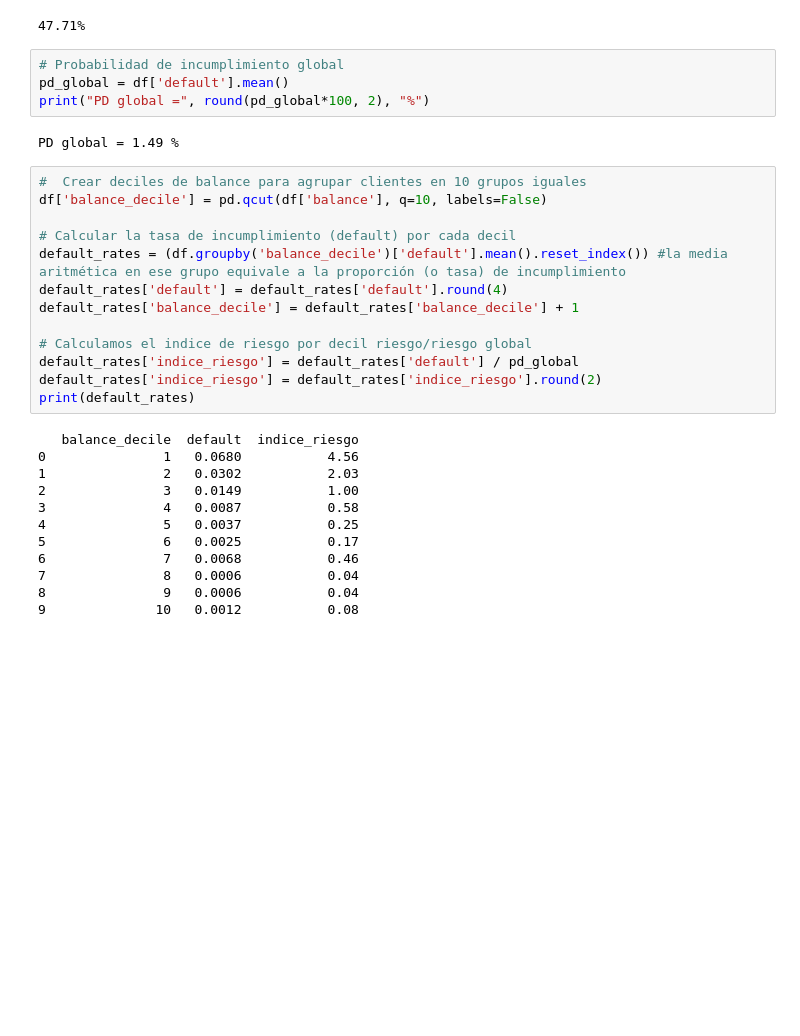
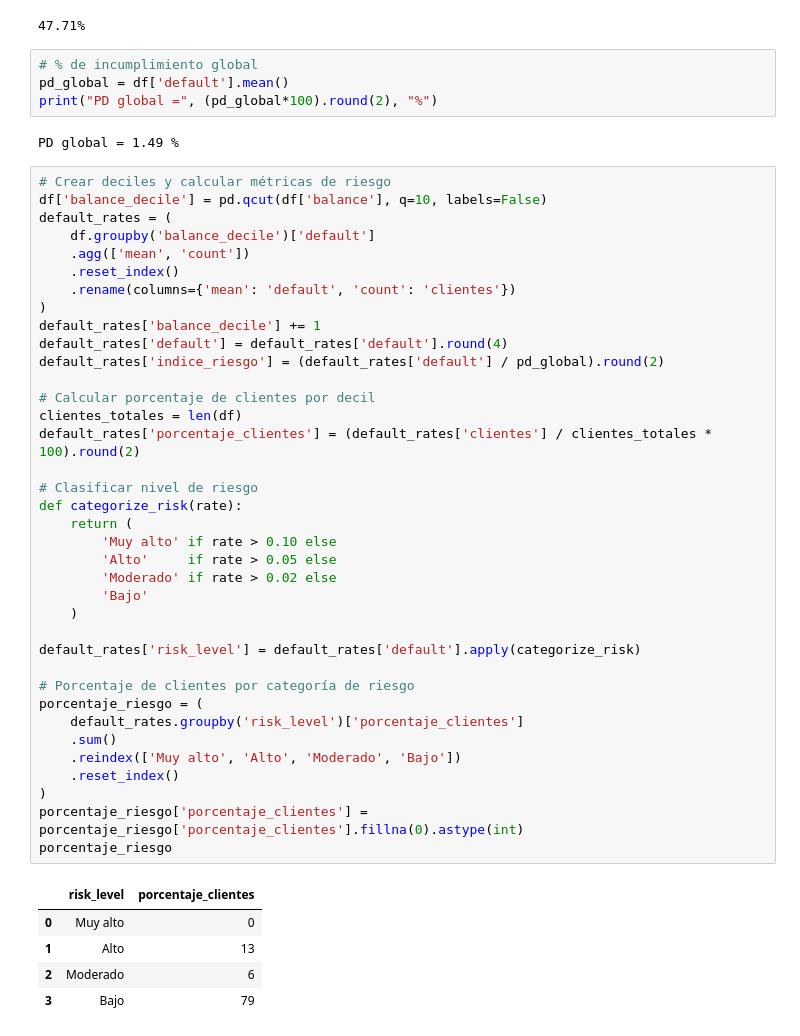
Before and after one commit to MarinaTorba/PersonalDataProrjects, a Jupyter notebook: Equip_9/Scripts/Analisis _Finanzas_250519.ipynb, the cells around one changed output. Cells and saved outputs as stored; diff of their text form; blank space fills up the shorter version.

```diff
--- a/Equip_9/Scripts/Analisis _Finanzas_250519.ipynb
+++ b/Equip_9/Scripts/Analisis _Finanzas_250519.ipynb
@@ -248,33 +293,51 @@ print(f"{deposito_pct:.2f}%")
 # %% [output]
 47.71%
 # %%
-# Probabilidad de incumplimiento global
+# % de incumplimiento global
 pd_global = df['default'].mean()
-print("PD global =", round(pd_global*100, 2), "%")
+print("PD global =", (pd_global*100).round(2), "%")
 # %% [output]
 PD global = 1.49 %
 # %%
-#  Crear deciles de balance para agrupar clientes en 10 grupos iguales
+# Crear deciles y calcular métricas de riesgo
 df['balance_decile'] = pd.qcut(df['balance'], q=10, labels=False)
+default_rates = (
+    df.groupby('balance_decile')['default']
+    .agg(['mean', 'count'])
+    .reset_index()
+    .rename(columns={'mean': 'default', 'count': 'clientes'})
+)
+default_rates['balance_decile'] += 1
+default_rates['default'] = default_rates['default'].round(4)
+default_rates['indice_riesgo'] = (default_rates['default'] / pd_global).round(2)
 
-# Calcular la tasa de incumplimiento (default) por cada decil
-default_rates = (df.groupby('balance_decile')['default'].mean().reset_index()) #la media aritmética en ese grupo equivale a la proporción (o tasa) de incumplimiento
-default_rates['default'] = default_rates['default'].round(4)
-default_rates['balance_decile'] = default_rates['balance_decile'] + 1
+# Calcular porcentaje de clientes por decil
+clientes_totales = len(df)
+default_rates['porcentaje_clientes'] = (default_rates['clientes'] / clientes_totales * 100).round(2)
 
-# Calculamos el indice de riesgo por decil riesgo/riesgo global
-default_rates['indice_riesgo'] = default_rates['default'] / pd_global
-default_rates['indice_riesgo'] = default_rates['indice_riesgo'].round(2)
-print(default_rates)
+# Clasificar nivel de riesgo
+def categorize_risk(rate):
+    return (
+        'Muy alto' if rate > 0.10 else
+        'Alto'     if rate > 0.05 else
+        'Moderado' if rate > 0.02 else
+        'Bajo'
+    )
+
+default_rates['risk_level'] = default_rates['default'].apply(categorize_risk)
+
+# Porcentaje de clientes por categoría de riesgo
+porcentaje_riesgo = (
+    default_rates.groupby('risk_level')['porcentaje_clientes']
+    .sum()
+    .reindex(['Muy alto', 'Alto', 'Moderado', 'Bajo'])
+    .reset_index()
+)
+porcentaje_riesgo['porcentaje_clientes'] = porcentaje_riesgo['porcentaje_clientes'].fillna(0).astype(int)
+porcentaje_riesgo
 # %% [output]
-   balance_decile  default  indice_riesgo
-0               1   0.0680           4.56
-1               2   0.0302           2.03
-2               3   0.0149           1.00
-3               4   0.0087           0.58
-4               5   0.0037           0.25
-5               6   0.0025           0.17
-6               7   0.0068           0.46
-7               8   0.0006           0.04
-8               9   0.0006           0.04
-9              10   0.0012           0.08
+|  | risk_level | porcentaje_clientes |
+| 0 | Muy alto | 0 |
+| 1 | Alto | 13 |
+| 2 | Moderado | 6 |
+| 3 | Bajo | 79 |
```
Also changed, not shown: parts of 8 cells of this notebook.
